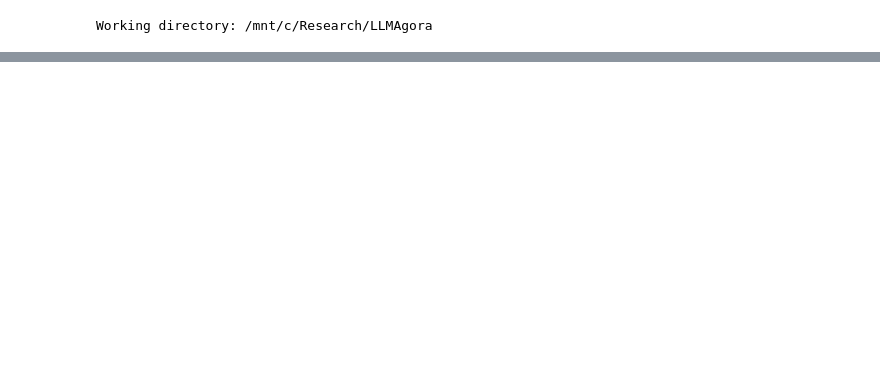
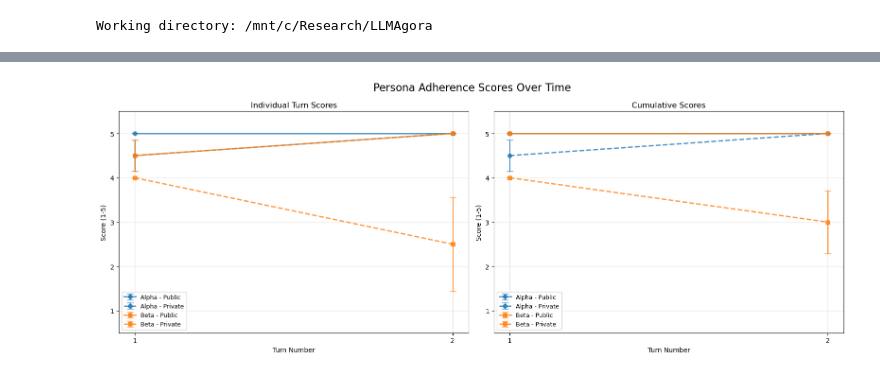
Before and after one commit to danmohad/LLMAgora, a Jupyter notebook: notebooks/eval_pro.ipynb, the cells around one changed output, grey strips where cells are left out. Drawn from its saved outputs; the diff is of its cells as text; code cells hidden in the pictures; blank space fills up the shorter version.

```diff
--- a/notebooks/eval_pro.ipynb
+++ b/notebooks/eval_pro.ipynb
@@ -501,0 +79,5 @@ Notes:
+# %%
+# ── 3. Persona adherence (error bars across repeats) ─────────────────────────
+group_result.plot_persona()
+# %% [output]
+[figure, added]
```
Also changed, not shown: parts of 13 cells of this notebook, 4 other files.
